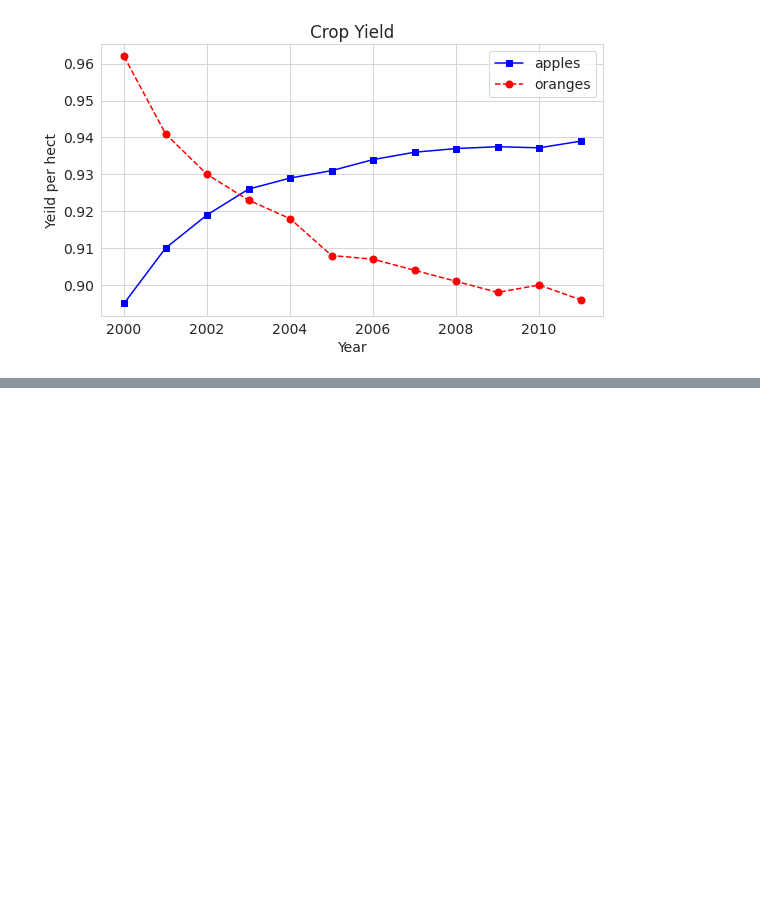
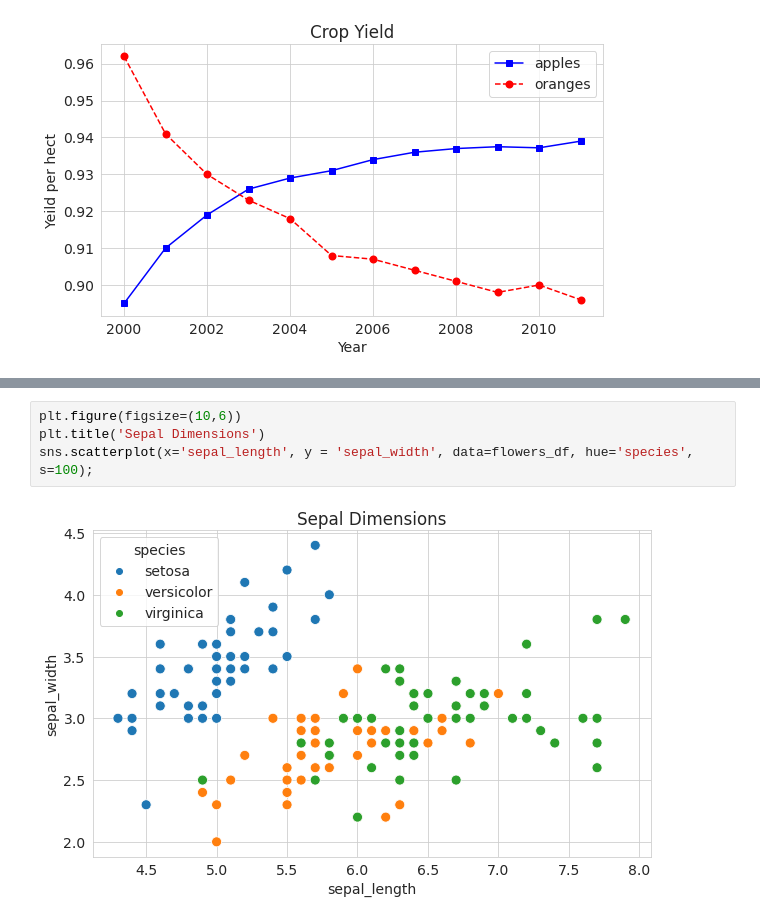
Before and after one commit to imshiv-10/Numerical-libraries, a Jupyter notebook: matplotLib_Numerical.ipynb, the cells around one changed output, grey strips where cells are left out. Drawn from its saved outputs; the diff is of its cells as text; blank space fills up the shorter version.

```diff
--- a/matplotLib_Numerical.ipynb
+++ b/matplotLib_Numerical.ipynb
@@ -71,0 +127,6 @@ plt.legend(['apples', 'oranges']);
+# %%
+plt.figure(figsize=(10,6))
+plt.title('Sepal Dimensions')
+sns.scatterplot(x='sepal_length', y = 'sepal_width', data=flowers_df, hue='species', s=100);
+# %% [output]
+[figure, added]
```
Also changed, not shown: parts of 18 cells of this notebook.
